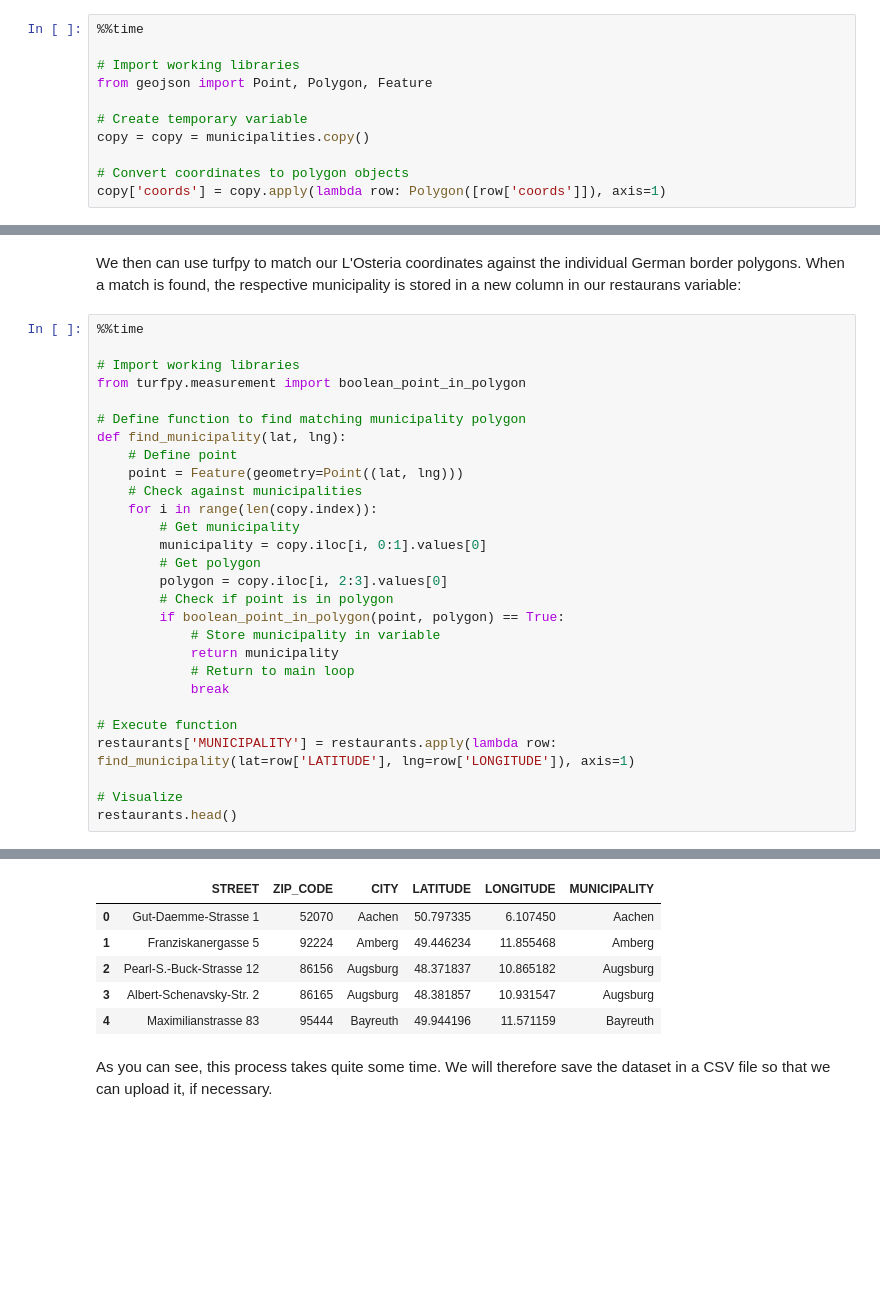
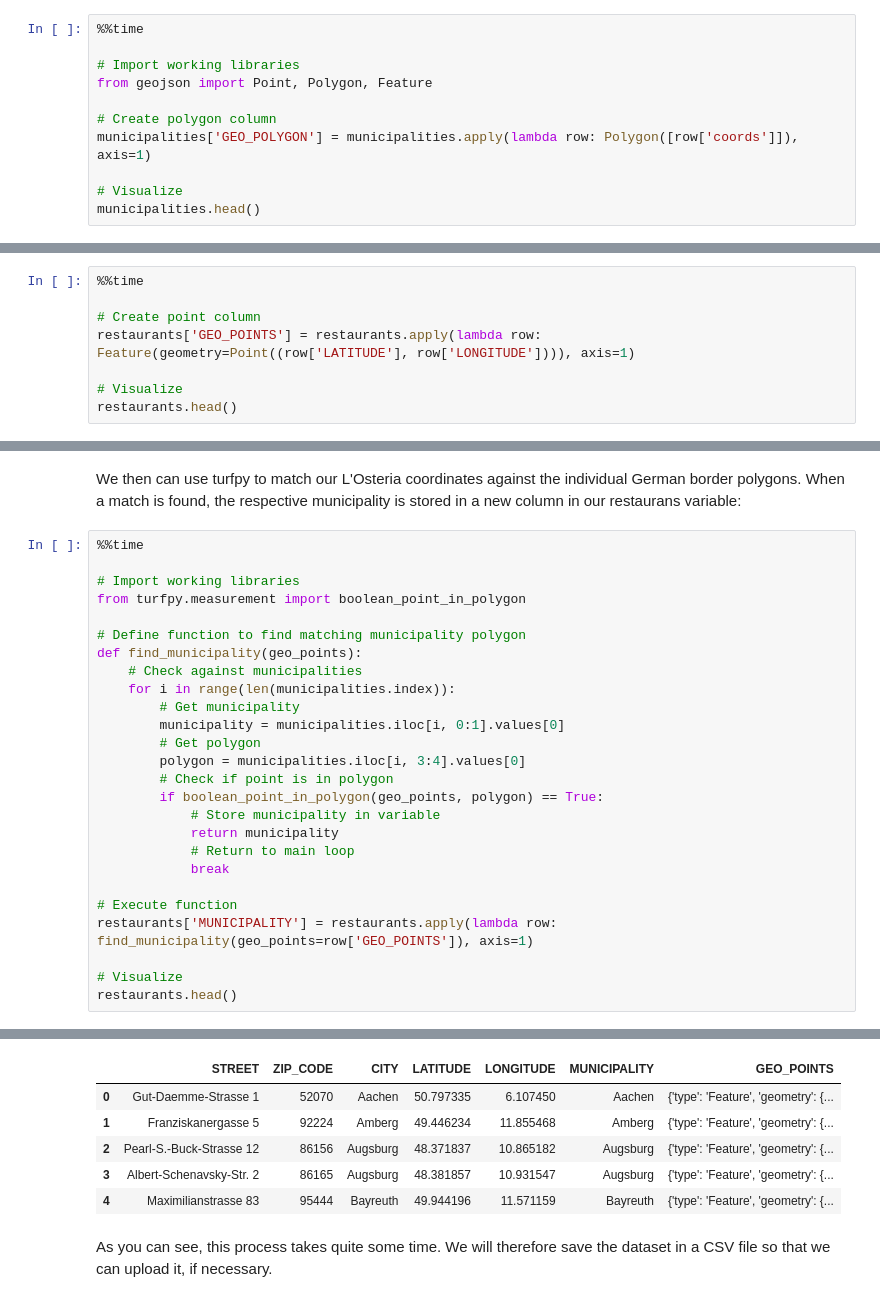
Before and after one commit to Mauricebuettgenbach/battle_of_the_neighborhoods, a Jupyter notebook: The_battle_of_neighborhoods.ipynb, the cells around one changed output, grey strips where cells are left out. Drawn from its saved outputs; the diff is of its cells as text; blank space fills up the shorter version.

Commit message:
Improved polygon matcher

```diff
--- a/The_battle_of_neighborhoods.ipynb
+++ b/The_battle_of_neighborhoods.ipynb
@@ -475,9 +475,9 @@ As the library works with geometric object types, we first need to convert our m
 # Import working libraries
 from geojson import Point, Polygon, Feature
 
-# Create temporary variable
-copy = copy = municipalities.copy()
+# Create polygon column
+municipalities['GEO_POLYGON'] = municipalities.apply(lambda row: Polygon([row['coords']]), axis=1)
 
-# Convert coordinates to polygon objects
-copy['coords'] = copy.apply(lambda row: Polygon([row['coords']]), axis=1)
+# Visualize
+municipalities.head()
 # %% [output]
@@ -484,0 +493,8 @@ Wall time: 4.2 s
+# %%
+%%time
+
+# Create point column
+restaurants['GEO_POINTS'] = restaurants.apply(lambda row: Feature(geometry=Point((row['LATITUDE'], row['LONGITUDE']))), axis=1)
+
+# Visualize
+restaurants.head()
@@ -491,24 +515,22 @@ We then can use turfpy to match our L'Osteria coordinates against the individual
 from turfpy.measurement import boolean_point_in_polygon
 
 # Define function to find matching municipality polygon
-def find_municipality(lat, lng):
-    # Define point
-    point = Feature(geometry=Point((lat, lng)))
+def find_municipality(geo_points):
     # Check against municipalities
-    for i in range(len(copy.index)):
+    for i in range(len(municipalities.index)):
         # Get municipality
-        municipality = copy.iloc[i, 0:1].values[0]
+        municipality = municipalities.iloc[i, 0:1].values[0]
         # Get polygon
-        polygon = copy.iloc[i, 2:3].values[0]
+        polygon = municipalities.iloc[i, 3:4].values[0]
         # Check if point is in polygon
-        if boolean_point_in_polygon(point, polygon) == True:
+        if boolean_point_in_polygon(geo_points, polygon) == True:
             # Store municipality in variable
             return municipality
             # Return to main loop
             break
 
 # Execute function
-restaurants['MUNICIPALITY'] = restaurants.apply(lambda row: find_municipality(lat=row['LATITUDE'], lng=row['LONGITUDE']), axis=1)
+restaurants['MUNICIPALITY'] = restaurants.apply(lambda row: find_municipality(geo_points=row['GEO_POINTS']), axis=1)
 
 # Visualize
 restaurants.head()
@@ -517,9 +539,9 @@ Wall time: 2min 28s
-|  | STREET | ZIP_CODE | CITY | LATITUDE | LONGITUDE | MUNICIPALITY |
-| 0 | Gut-Daemme-Strasse 1 | 52070 | Aachen | 50.797335 | 6.107450 | Aachen |
-| 1 | Franziskanergasse 5 | 92224 | Amberg | 49.446234 | 11.855468 | Amberg |
-| 2 | Pearl-S.-Buck-Strasse 12 | 86156 | Augsburg | 48.371837 | 10.865182 | Augsburg |
-| 3 | Albert-Schenavsky-Str. 2 | 86165 | Augsburg | 48.381857 | 10.931547 | Augsburg |
-| 4 | Maximilianstrasse 83 | 95444 | Bayreuth | 49.944196 | 11.571159 | Bayreuth |
+|  | STREET | ZIP_CODE | CITY | LATITUDE | LONGITUDE | MUNICIPALITY | GEO_POINTS |
+| 0 | Gut-Daemme-Strasse 1 | 52070 | Aachen | 50.797335 | 6.107450 | Aachen | {'type': 'Feature', 'geometry': {... |
+| 1 | Franziskanergasse 5 | 92224 | Amberg | 49.446234 | 11.855468 | Amberg | {'type': 'Feature', 'geometry': {... |
+| 2 | Pearl-S.-Buck-Strasse 12 | 86156 | Augsburg | 48.371837 | 10.865182 | Augsburg | {'type': 'Feature', 'geometry': {... |
+| 3 | Albert-Schenavsky-Str. 2 | 86165 | Augsburg | 48.381857 | 10.931547 | Augsburg | {'type': 'Feature', 'geometry': {... |
+| 4 | Maximilianstrasse 83 | 95444 | Bayreuth | 49.944196 | 11.571159 | Bayreuth | {'type': 'Feature', 'geometry': {... |
 # %% [markdown]
 As you can see, this process takes quite some time. We will therefore save the dataset in a CSV file so that we can upload it, if necessary.
 # %%
```
Also changed, not shown: parts of 4 cells of this notebook.
